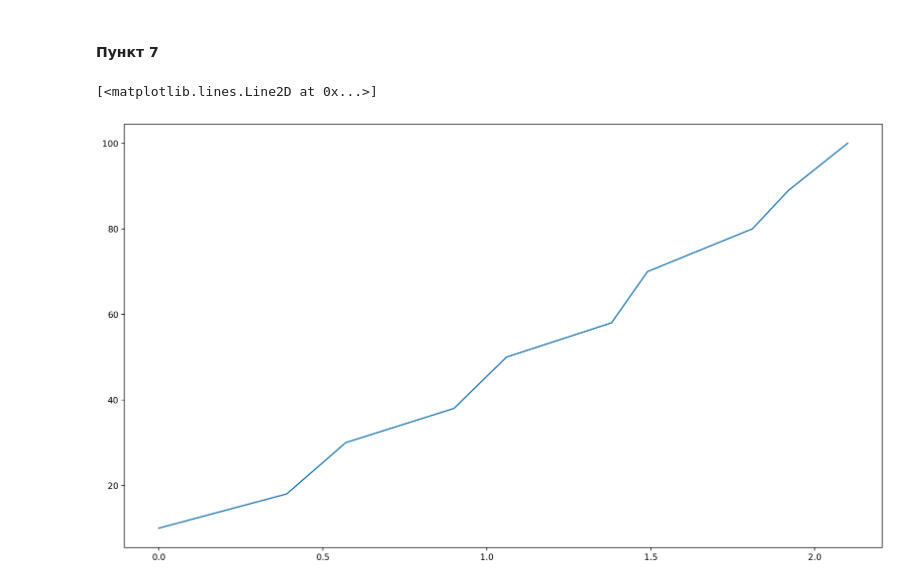
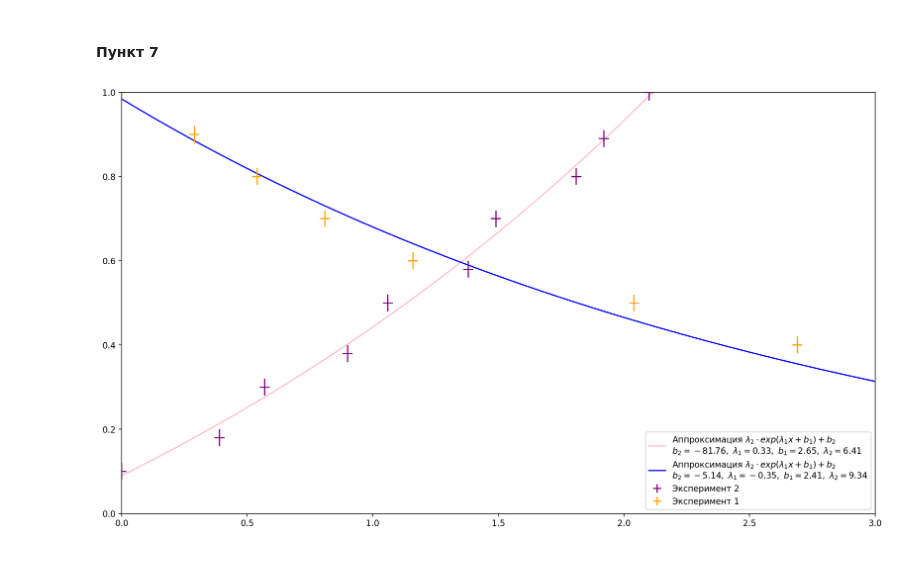
Before and after one commit to ShmakovVladimir/Labs, a Jupyter notebook: Оптика/Туннелирование/main.ipynb, the cells around one changed output. Drawn from its saved outputs; the diff is of its cells as text; code cells hidden in the pictures.

```diff
--- a/Оптика/Туннелирование/main.ipynb
+++ b/Оптика/Туннелирование/main.ipynb
@@ -48,10 +66,41 @@ plt.legend();
 # %%
 lReflected = np.array([8.94, 8.76, 8.65, 8.33, 8.22, 7.90, 7.74, 7.41, 7.23, 6.84])
 IReflected = np.array([100,  89,  80,  70,  58,  50,  38,  30, 18, 10])
-# %%
-fig, ax = plt.subplots(figsize = (16, 9), dpi = 200)
-
-plt.plot(lReflected - np.min(lReflected), IReflected)
-# %% [output]
-[<matplotlib.lines.Line2D at 0x...>]
-[figure, removed]
+# %%
+lReflected -= np.min(lReflected)
+# %%
+paramsReflection, _ = curve_fit(f = expon, xdata = lReflected, ydata = IReflected, p0 = [0,0.2,0,1])
+# %%
+fig, ax = plt.subplots(figsize = (16, 9), dpi = 200)
+
+
+plt.plot(xAx,
+         expon(xAx,*paramsReflection) / 100,
+         color = 'pink',
+         label = r'Аппроксимация $\lambda_{2} \cdot exp(\lambda_{1} x + b_{1}) + b_{2}$' + '\n' + \
+                 '$ b_2 = {:.2f}, \ \lambda_1 = {:.2f}, \ b_1 = {:.2f}, \ \lambda_2 = {:.2f}$'.format(*paramsReflection))
+
+plt.errorbar(lReflected,
+             IReflected / 100,
+             color = 'purple',
+             label = 'Эксперимент 2',
+             xerr = [lError for _ in l],
+             yerr = [IError / 100 for _ in l],
+             fmt = '_')
+
+
+plt.plot(xAx,
+         expon(xAx,*params) / 100,
+         color = 'blue',
+         label = r'Аппроксимация $\lambda_{2} \cdot exp(\lambda_{1} x + b_{1}) + b_{2}$' + '\n' +  '$ b_2 = {:.2f}, \ \lambda_1 = {:.2f}, \ b_1 = {:.2f}, \ \lambda_2 = {:.2f}$'.format(*params))
+plt.errorbar(l, I / 100,
+             color = 'orange',
+             label = 'Эксперимент 1',
+             xerr = [lError for _ in l],
+             yerr = [IError / 100 for _ in l],
+             fmt = '_')
+plt.xlim((0, 3))
+plt.ylim(0,1)
+plt.legend();
+# %% [output]
+[figure, added]
```
Also changed, not shown: parts of 5 cells of this notebook, 2 other files.
